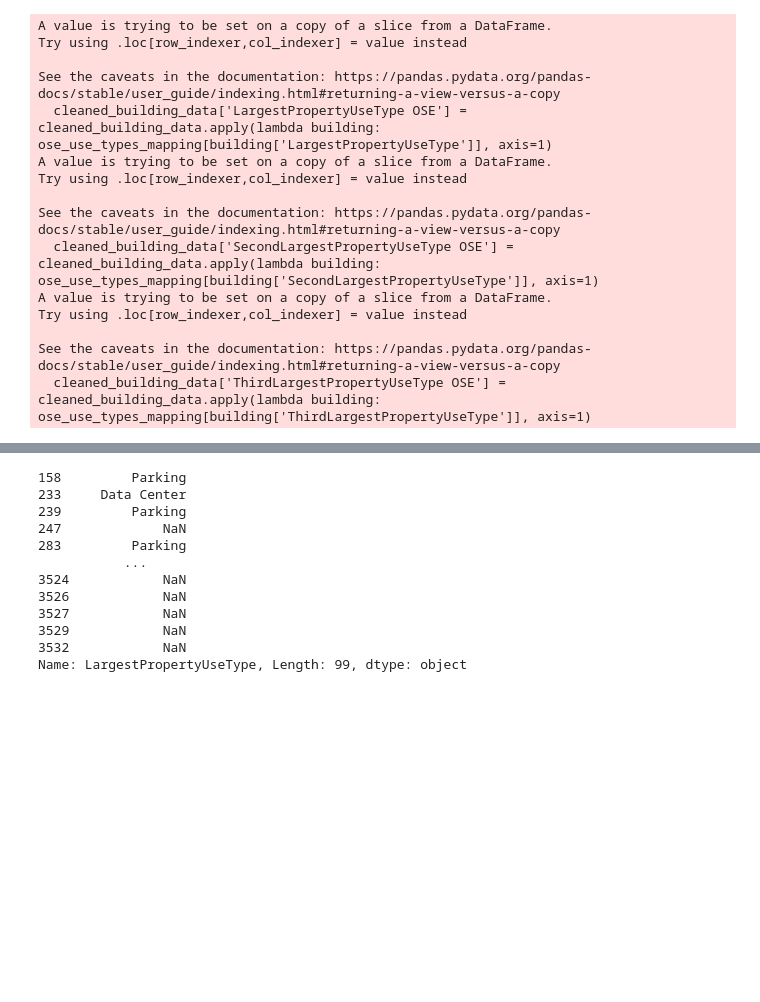
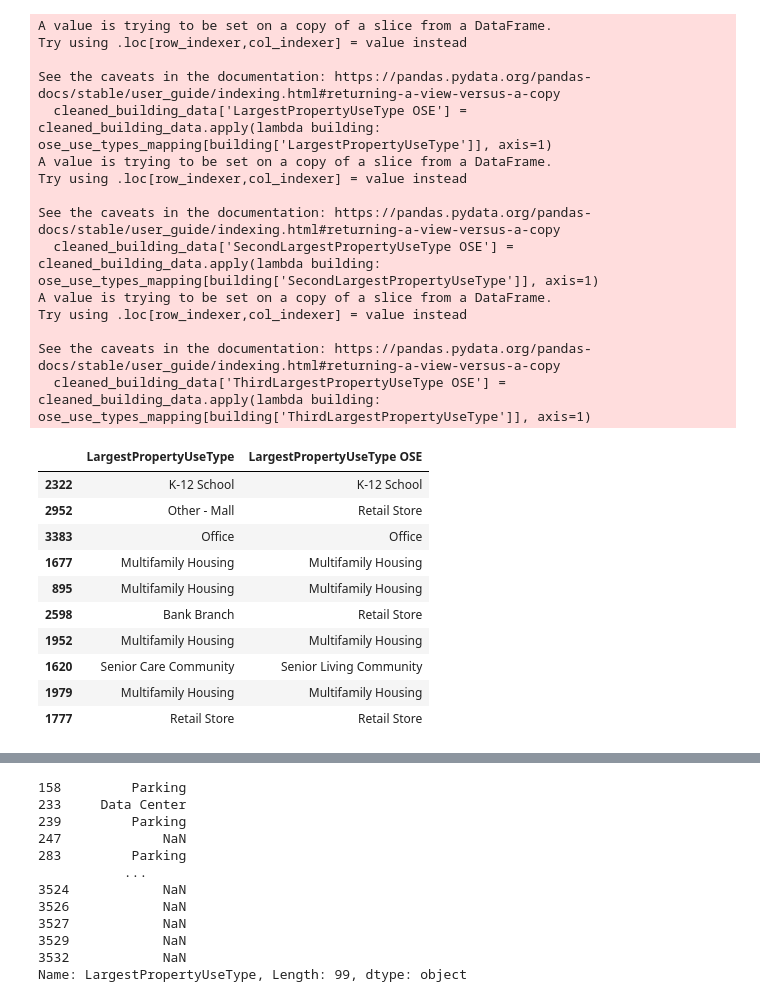
Before and after one commit to BenBagBag/seattle_beps_modelling, a Jupyter notebook: data/input_data/Reproducing RMI building data cleaning/Data cleaning.ipynb, the cells around one changed output, grey strips where cells are left out. Saved outputs shown, nothing was run; the diff lists cells and outputs as text; code cells hidden in the pictures; blank space fills up the shorter version.

```diff
--- a/data/input_data/Reproducing RMI building data cleaning/Data cleaning.ipynb
+++ b/data/input_data/Reproducing RMI building data cleaning/Data cleaning.ipynb
@@ -80,6 +96,6 @@ cleaned_building_data[['BuildingType', 'OSE Building Type']].head()
 # %%
 # Map use types
 # %%
-ose_use_types = pd.read_csv('../../data_new/input_data/building_activity_types.csv')
+ose_use_types = pd.read_csv('building_activity_types.csv')
 ose_use_types.columns
 ose_use_types_mapping = dict(zip(ose_use_types['EPA Building Type'], ose_use_types['OSE Building Type']))
@@ -103,3 +139,17 @@ Try using .loc[row_indexer,col_indexer] = value instead
 
 See the caveats in the documentation: https://pandas.pydata.org/pandas-docs/stable/user_guide/indexing.html#returning-a-view-versus-a-copy
   cleaned_building_data['ThirdLargestPropertyUseType OSE'] = cleaned_building_data.apply(lambda building: ose_use_types_mapping[building['ThirdLargestPropertyUseType']], axis=1)
+# %%
+cleaned_building_data[['LargestPropertyUseType', 'LargestPropertyUseType OSE']].sample(10)
+# %% [output]
+|  | LargestPropertyUseType | LargestPropertyUseType OSE |
+| 2322 | K-12 School | K-12 School |
+| 2952 | Other - Mall | Retail Store |
+| 3383 | Office | Office |
+| 1677 | Multifamily Housing | Multifamily Housing |
+| 895 | Multifamily Housing | Multifamily Housing |
+| 2598 | Bank Branch | Retail Store |
+| 1952 | Multifamily Housing | Multifamily Housing |
+| 1620 | Senior Care Community | Senior Living Community |
+| 1979 | Multifamily Housing | Multifamily Housing |
+| 1777 | Retail Store | Retail Store |
```
Also changed, not shown: parts of 22 cells of this notebook, 13 other files.
